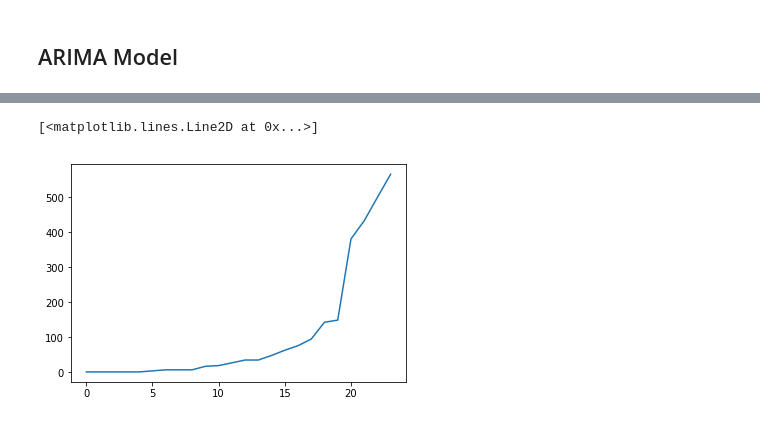
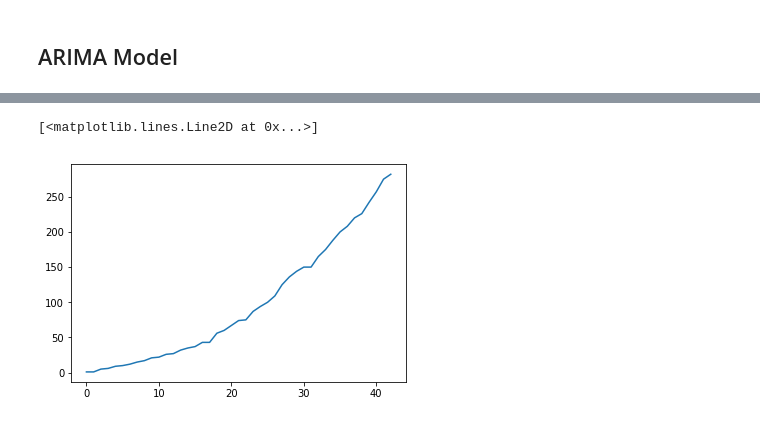
Before and after one commit to majesticfish/CS156B-Covid-Challenge, a Jupyter notebook: exploratory/Sean's Notebook/Get sum data.ipynb, the cells around one changed output, grey strips where cells are left out. Drawn from its saved outputs; the diff is of its cells as text; code cells hidden in the pictures.

```diff
--- a/exploratory/Sean's Notebook/Get sum data.ipynb
+++ b/exploratory/Sean's Notebook/Get sum data.ipynb
@@ -306,7 +306,7 @@ stationary 817, non-stat 200
 ## ARIMA Model
 # %%
 # some counties: King (53033), NYC (36061), Chicago (17031), LA (6037), Wayne, MI (26163), Queens(36059), King (nyc) (36047)
-X, y = get_cum_deaths(36059)
+X, y = get_cum_deaths(53033)
 plt.plot(X,y)
 # %% [output]
 [<matplotlib.lines.Line2D at 0x...>]
@@ -363,8 +363,8 @@ max    209.800998
 # %%
 train_sz = int(len(y) * .75)
-train_y, test_y = y[:-8], y[-8:]
+train_y, test_y = y[:-5], y[-5:]
 plt.plot(train_y)
 # %% [output]
 [<matplotlib.lines.Line2D at 0x...>]
-[figure, old version]
+[figure, new version]
 # %%
```
Also changed, not shown: parts of 5 cells of this notebook.
